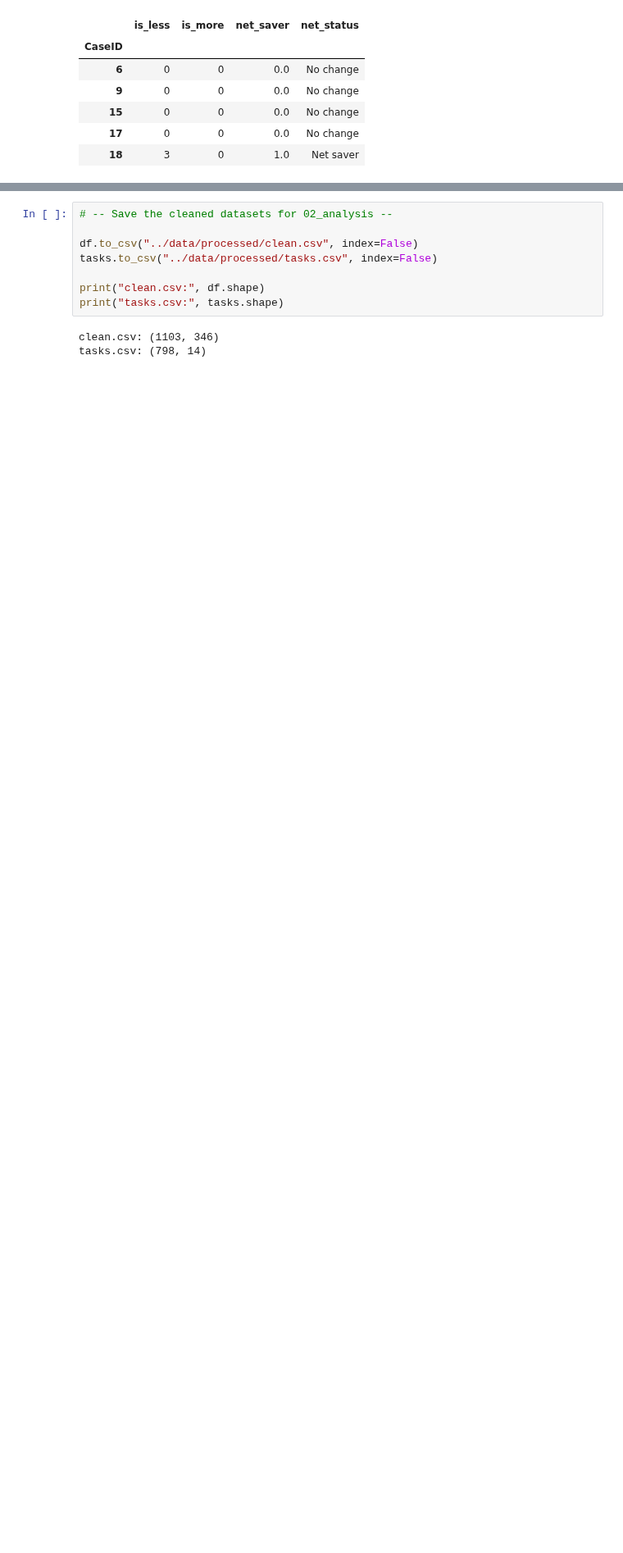
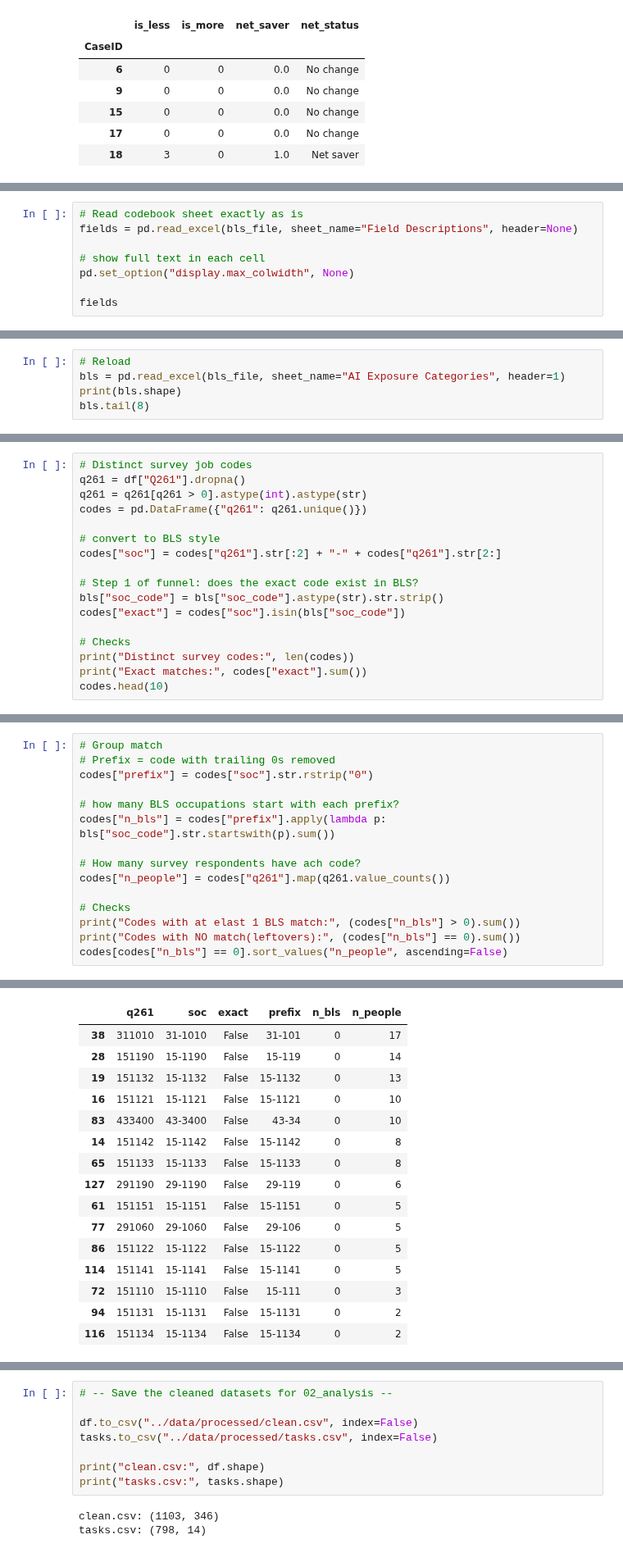
Before and after one commit to johnkim0622/ai-native-or-left-behind, a Jupyter notebook: notebooks/01_clean.ipynb, the cells around one changed output, grey strips where cells are left out. Shown at 82% size. Saved outputs shown, nothing was run; the diff lists cells and outputs as text; blank space fills up the shorter version.

Commit message:
01_clean: BLS load, SOC match, hand-map, ratings per code

```diff
--- a/notebooks/01_clean.ipynb
+++ b/notebooks/01_clean.ipynb
@@ -377,0 +386,8 @@ People with only new/not sure tasks(excluded): 33
+# %%
+# Read codebook sheet exactly as is
+fields = pd.read_excel(bls_file, sheet_name="Field Descriptions", header=None)
+
+# show full text in each cell
+pd.set_option("display.max_colwidth", None)
+
+fields
@@ -377,0 +430,5 @@ People with only new/not sure tasks(excluded): 33
+# %%
+# Reload
+bls = pd.read_excel(bls_file, sheet_name="AI Exposure Categories", header=1)
+print(bls.shape)
+bls.tail(8)
@@ -377,0 +472,17 @@ People with only new/not sure tasks(excluded): 33
+# %%
+# Distinct survey job codes
+q261 = df["Q261"].dropna()
+q261 = q261[q261 > 0].astype(int).astype(str)
+codes = pd.DataFrame({"q261": q261.unique()})
+
+# convert to BLS style
+codes["soc"] = codes["q261"].str[:2] + "-" + codes["q261"].str[2:]
+
+# Step 1 of funnel: does the exact code exist in BLS?
+bls["soc_code"] = bls["soc_code"].astype(str).str.strip()
+codes["exact"] = codes["soc"].isin(bls["soc_code"])
+
+# Checks
+print("Distinct survey codes:", len(codes))
+print("Exact matches:", codes["exact"].sum())
+codes.head(10)
@@ -377,0 +503,16 @@ People with only new/not sure tasks(excluded): 33
+# %%
+# Group match
+# Prefix = code with trailing 0s removed
+codes["prefix"] = codes["soc"].str.rstrip("0")
+
+# how many BLS occupations start with each prefix?
+codes["n_bls"] = codes["prefix"].apply(lambda p: bls["soc_code"].str.startswith(p).sum())
+
+# How many survey respondents have ach code?
+codes["n_people"] = codes["q261"].map(q261.value_counts())
+
+# Checks
+print("Codes with at elast 1 BLS match:", (codes["n_bls"] > 0).sum())
+print("Codes with NO match(leftovers):", (codes["n_bls"] == 0).sum())
+codes[codes["n_bls"] == 0].sort_values("n_people", ascending=False)
+# %% [output]
@@ -377,0 +521,16 @@ People with only new/not sure tasks(excluded): 33
+|  | q261 | soc | exact | prefix | n_bls | n_people |
+| 38 | 311010 | 31-1010 | False | 31-101 | 0 | 17 |
+| 28 | 151190 | 15-1190 | False | 15-119 | 0 | 14 |
+| 19 | 151132 | 15-1132 | False | 15-1132 | 0 | 13 |
+| 16 | 151121 | 15-1121 | False | 15-1121 | 0 | 10 |
+| 83 | 433400 | 43-3400 | False | 43-34 | 0 | 10 |
+| 14 | 151142 | 15-1142 | False | 15-1142 | 0 | 8 |
+| 65 | 151133 | 15-1133 | False | 15-1133 | 0 | 8 |
+| 127 | 291190 | 29-1190 | False | 29-119 | 0 | 6 |
+| 61 | 151151 | 15-1151 | False | 15-1151 | 0 | 5 |
+| 77 | 291060 | 29-1060 | False | 29-106 | 0 | 5 |
+| 86 | 151122 | 15-1122 | False | 15-1122 | 0 | 5 |
+| 114 | 151141 | 15-1141 | False | 15-1141 | 0 | 5 |
+| 72 | 151110 | 15-1110 | False | 15-111 | 0 | 3 |
+| 94 | 151131 | 15-1131 | False | 15-1131 | 0 | 2 |
+| 116 | 151134 | 15-1134 | False | 15-1134 | 0 | 2 |
```
Also changed, not shown: parts of 14 cells of this notebook.
